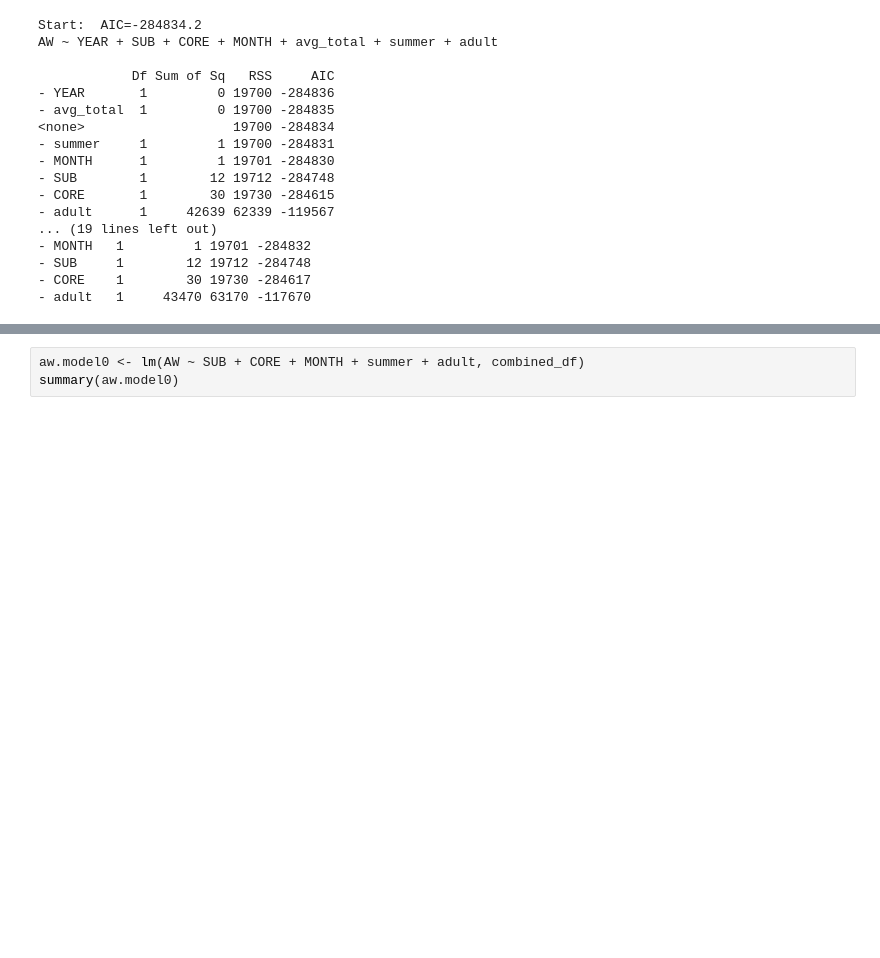
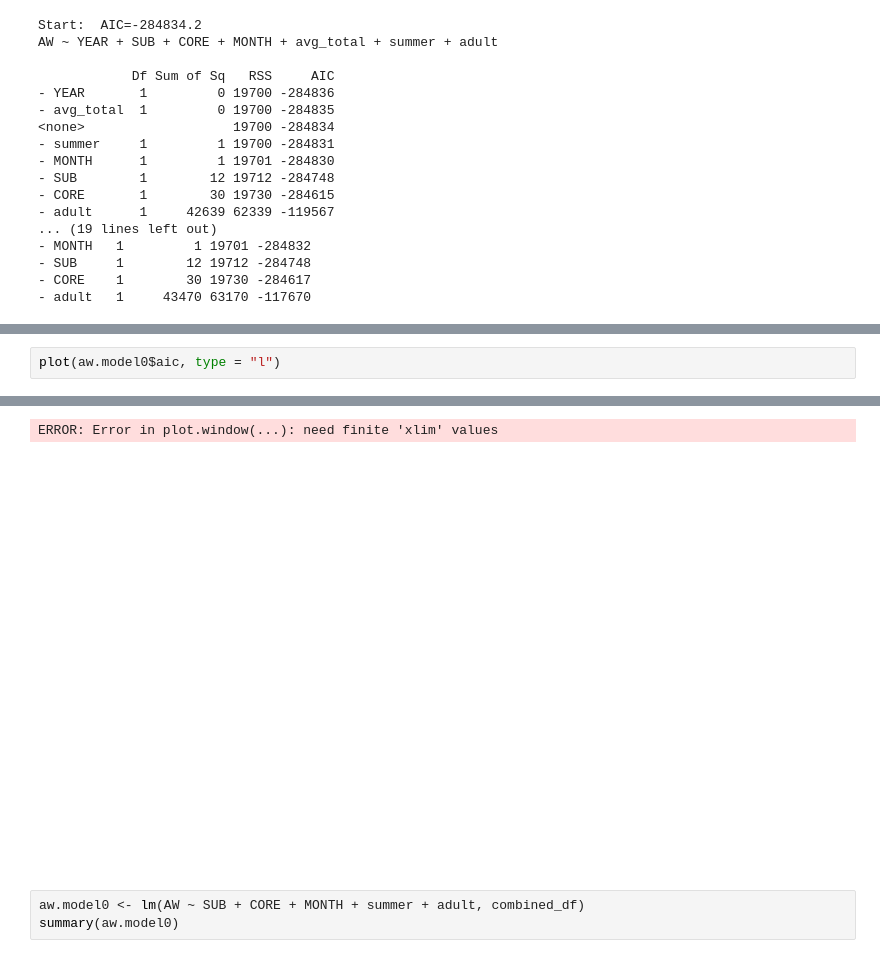
Before and after one commit to ivanshukaushik/RegressionProject, a Jupyter notebook: Project.ipynb, the cells around one changed output, grey strips where cells are left out. Drawn from its saved outputs; the diff is of its cells as text; blank space fills up the shorter version.

```diff
--- a/Project.ipynb
+++ b/Project.ipynb
@@ -779,0 +808,3 @@ AW ~ YEAR + SUB + CORE + MONTH + avg_total + summer + adult
+# %%
+plot(aw.model0$aic, type = "l")
+# %% [output]
@@ -780,3 +819,5 @@ AW ~ YEAR + SUB + CORE + MONTH + avg_total + summer + adult
+ERROR: Error in plot.window(...): need finite 'xlim' values
+[figure, added]
 # %%
 aw.model0 <- lm(AW ~ SUB + CORE + MONTH + summer + adult, combined_df)
 summary(aw.model0)
```
Also changed, not shown: parts of 11 cells of this notebook, 13 other files.
